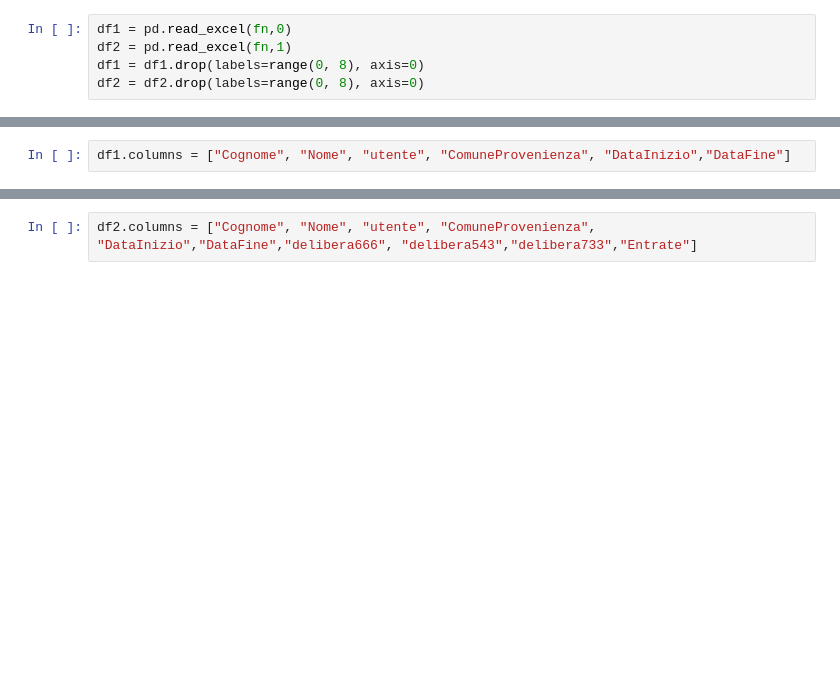
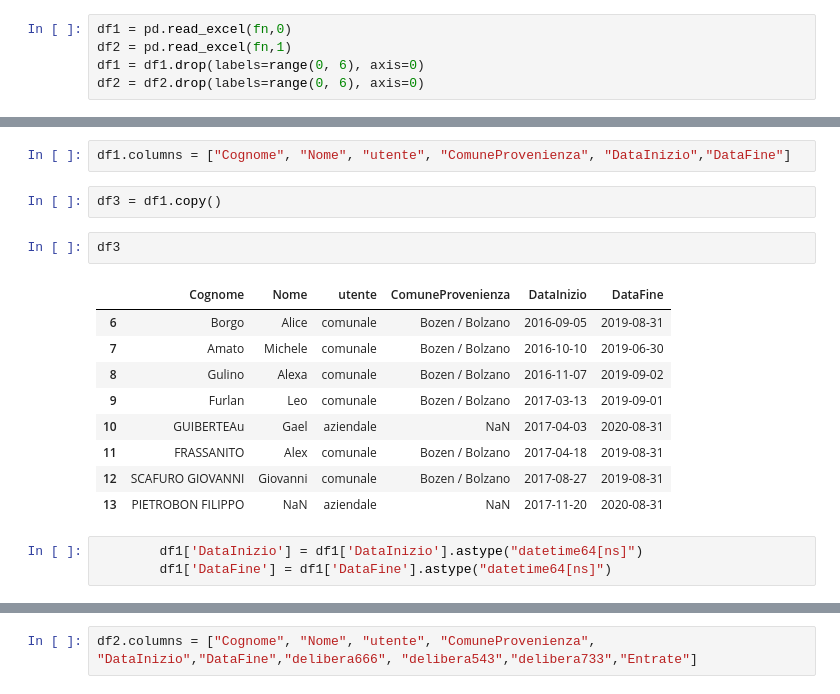
Before and after one commit to stfzz/max, a Jupyter notebook: pages/Jupyter/kitas.ipynb, the cells around one changed output, grey strips where cells are left out. Cells and saved outputs as stored; diff of their text form; blank space fills up the shorter version.

```diff
--- a/pages/Jupyter/kitas.ipynb
+++ b/pages/Jupyter/kitas.ipynb
@@ -10,5 +10,5 @@ fn = "prospetto rendicontazione via combattenti 2019.xlsx"
 # %%
 df1 = pd.read_excel(fn,0)
 df2 = pd.read_excel(fn,1)
-df1 = df1.drop(labels=range(0, 8), axis=0)
-df2 = df2.drop(labels=range(0, 8), axis=0)
+df1 = df1.drop(labels=range(0, 6), axis=0)
+df2 = df2.drop(labels=range(0, 6), axis=0)
@@ -42,4 +32,21 @@ df1
 df1 = df1.drop(['Unnamed: 6', 'Unnamed: 7'], axis=1)
 # %%
 df1.columns = ["Cognome", "Nome", "utente", "ComuneProvenienza", "DataInizio","DataFine"]
+# %%
+df3 = df1.copy()
+# %%
+df3
+# %% [output]
+|  | Cognome | Nome | utente | ComuneProvenienza | DataInizio | DataFine |
+| 6 | Borgo | Alice | comunale | Bozen / Bolzano | 2016-09-05 | 2019-08-31 |
+| 7 | Amato | Michele | comunale | Bozen / Bolzano | 2016-10-10 | 2019-06-30 |
+| 8 | Gulino | Alexa | comunale | Bozen / Bolzano | 2016-11-07 | 2019-09-02 |
+| 9 | Furlan | Leo | comunale | Bozen / Bolzano | 2017-03-13 | 2019-09-01 |
+| 10 | GUIBERTEAu | Gael | aziendale | NaN | 2017-04-03 | 2020-08-31 |
+| 11 | FRASSANITO | Alex | comunale | Bozen / Bolzano | 2017-04-18 | 2019-08-31 |
+| 12 | SCAFURO GIOVANNI | Giovanni | comunale | Bozen / Bolzano | 2017-08-27 | 2019-08-31 |
+| 13 | PIETROBON FILIPPO | NaN | aziendale | NaN | 2017-11-20 | 2020-08-31 |
+# %%
+        df1['DataInizio'] = df1['DataInizio'].astype("datetime64[ns]")
+        df1['DataFine'] = df1['DataFine'].astype("datetime64[ns]")
 # %%
```
Also changed, not shown: parts of 3 cells of this notebook, 1 other file.
